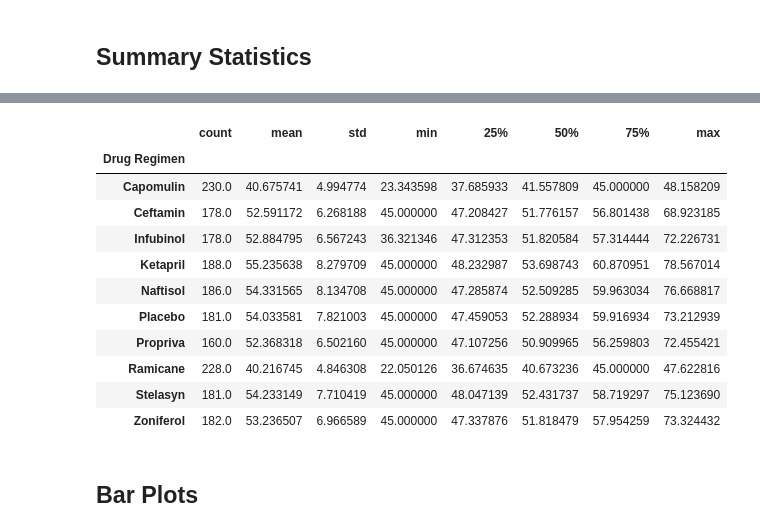
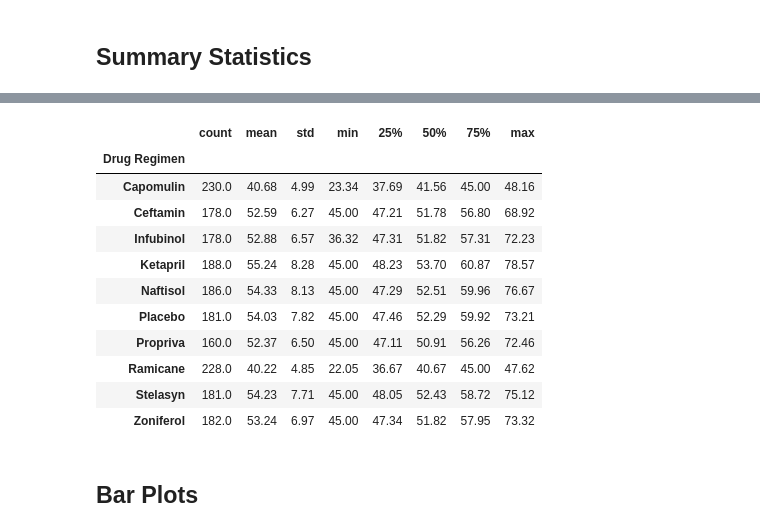
Before and after one commit to swillia75/Cancer_Drug_research_using_matpoltlib, a Jupyter notebook: Pymaceuticals/pymaceuticals_starter.ipynb, the cells around one changed output, grey strips where cells are left out. Drawn from its saved outputs; the diff is of its cells as text; code cells hidden in the pictures.

Commit message:
rounded cell 6 to 2 decimals

```diff
--- a/Pymaceuticals/pymaceuticals_starter.ipynb
+++ b/Pymaceuticals/pymaceuticals_starter.ipynb
@@ -145,24 +147,26 @@ Tumor_Volume_summary_table_groupby
 | Stelasyn | 54.23 | 52.43 | 59.45 | 7.71 | ... |
 | Zoniferol | 53.24 | 51.82 | 48.53 | 6.97 | ... |
 # %%
-# Generate a summary statistics table of mean, median, variance, standard deviation, and SEM of the tumor volume for each regimen
+# Generate a summary statistics table of mean, median, variance, standard deviation, and SEM of the tumor volume
+#for each regimen
+
+#
 
 drug_regimen_group = Capomulin_study_data_clean.groupby(["Drug Regimen"])
-drug_regimen_group["Tumor Volume (mm3)"].describe()
-# This method produces everything in a single groupby function.
+round(drug_regimen_group["Tumor Volume (mm3)"].describe(), 2)
 # %% [output]
 |  | count | mean | std | min | 25% | 50% | 75% | max |
 | Drug Regimen |  |  |  |  |  |  |  |  |
-| Capomulin | 230.0 | 40.675741 | 4.994774 | 23.343598 | 37.685933 | 41.557809 | 45.000000 | 48.158209 |
-| Ceftamin | 178.0 | 52.591172 | 6.268188 | 45.000000 | 47.208427 | 51.776157 | 56.801438 | 68.923185 |
-| Infubinol | 178.0 | 52.884795 | 6.567243 | 36.321346 | 47.312353 | 51.820584 | 57.314444 | 72.226731 |
-| Ketapril | 188.0 | 55.235638 | 8.279709 | 45.000000 | 48.232987 | 53.698743 | 60.870951 | 78.567014 |
-| Naftisol | 186.0 | 54.331565 | 8.134708 | 45.000000 | 47.285874 | 52.509285 | 59.963034 | 76.668817 |
-| Placebo | 181.0 | 54.033581 | 7.821003 | 45.000000 | 47.459053 | 52.288934 | 59.916934 | 73.212939 |
-| Propriva | 160.0 | 52.368318 | 6.502160 | 45.000000 | 47.107256 | 50.909965 | 56.259803 | 72.455421 |
-| Ramicane | 228.0 | 40.216745 | 4.846308 | 22.050126 | 36.674635 | 40.673236 | 45.000000 | 47.622816 |
-| Stelasyn | 181.0 | 54.233149 | 7.710419 | 45.000000 | 48.047139 | 52.431737 | 58.719297 | 75.123690 |
-| Zoniferol | 182.0 | 53.236507 | 6.966589 | 45.000000 | 47.337876 | 51.818479 | 57.954259 | 73.324432 |
+| Capomulin | 230.0 | 40.68 | 4.99 | 23.34 | 37.69 | 41.56 | 45.00 | 48.16 |
+| Ceftamin | 178.0 | 52.59 | 6.27 | 45.00 | 47.21 | 51.78 | 56.80 | 68.92 |
+| Infubinol | 178.0 | 52.88 | 6.57 | 36.32 | 47.31 | 51.82 | 57.31 | 72.23 |
+| Ketapril | 188.0 | 55.24 | 8.28 | 45.00 | 48.23 | 53.70 | 60.87 | 78.57 |
+| Naftisol | 186.0 | 54.33 | 8.13 | 45.00 | 47.29 | 52.51 | 59.96 | 76.67 |
+| Placebo | 181.0 | 54.03 | 7.82 | 45.00 | 47.46 | 52.29 | 59.92 | 73.21 |
+| Propriva | 160.0 | 52.37 | 6.50 | 45.00 | 47.11 | 50.91 | 56.26 | 72.46 |
+| Ramicane | 228.0 | 40.22 | 4.85 | 22.05 | 36.67 | 40.67 | 45.00 | 47.62 |
+| Stelasyn | 181.0 | 54.23 | 7.71 | 45.00 | 48.05 | 52.43 | 58.72 | 75.12 |
+| Zoniferol | 182.0 | 53.24 | 6.97 | 45.00 | 47.34 | 51.82 | 57.95 | 73.32 |
 # %% [markdown]
 ## Bar Plots
 # %%
```
Also changed, not shown: parts of 1 cell of this notebook.
